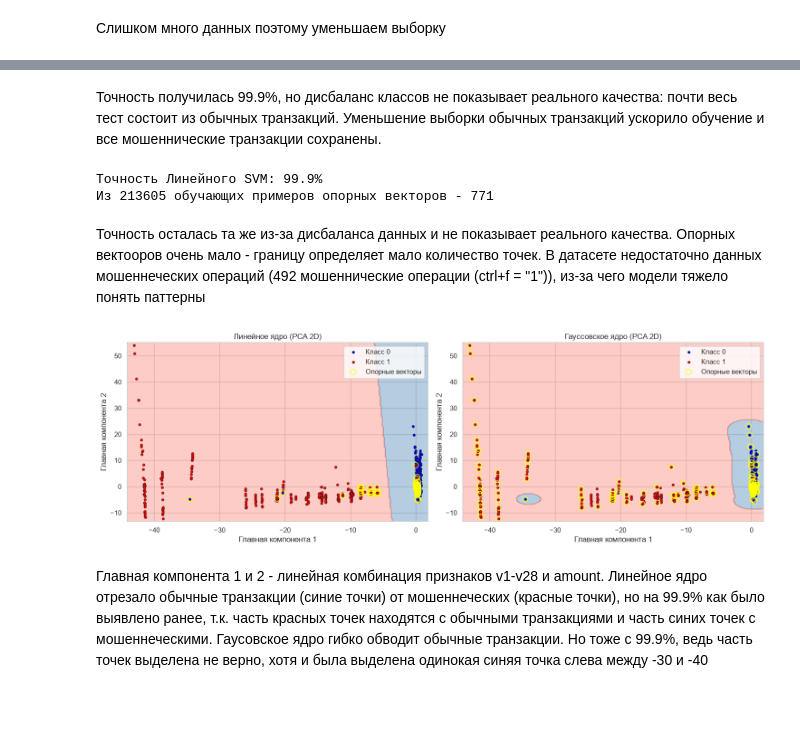
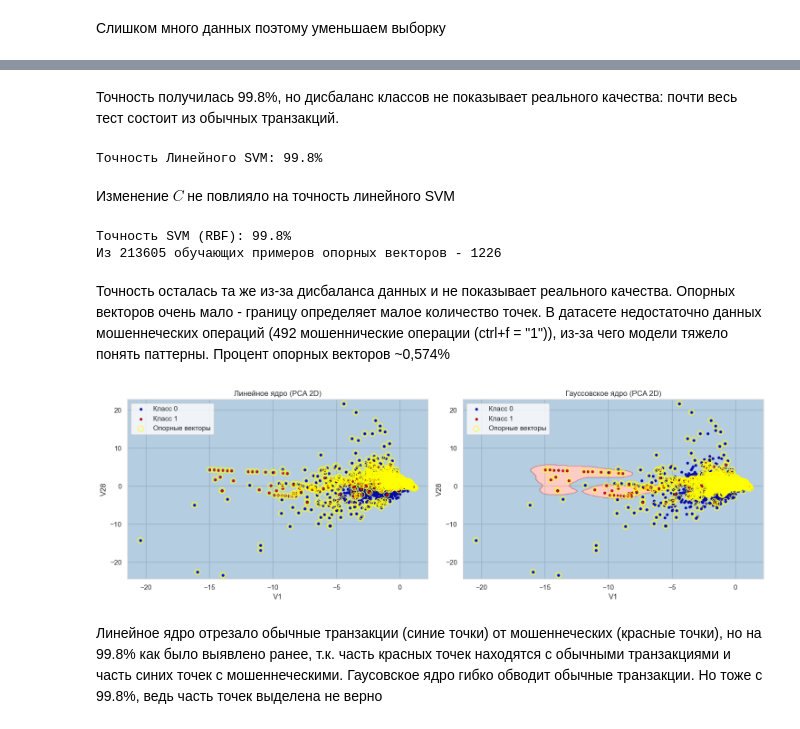
Before and after one commit to lasle512/KPFURepo_AI_2026, a Jupyter notebook: lab6/SkripkoDanil_4231133_lab6.ipynb, the cells around one changed output, grey strips where cells are left out. Saved outputs shown, nothing was run; the diff lists cells and outputs as text; code cells hidden in the pictures.

```diff
--- a/lab6/SkripkoDanil_4231133_lab6.ipynb
+++ b/lab6/SkripkoDanil_4231133_lab6.ipynb
@@ -16,6 +16,7 @@ sns.set_theme(style="whitegrid")
 df = pd.read_csv("creditcard.csv")
 
 X = df.drop(["Class", "Time"], axis=1)
+X = df[["V1", "V28"]].values
 y = df["Class"]
 
 X_train, X_test, y_train, y_test = train_test_split(
@@ -71,5 +66,21 @@ print(f"Точность Линейного SVM: {acc_lin*100:.1f}%")
 # %% [markdown]
-Точность получилась 99.9%, но дисбаланс классов не показывает реального качества: почти весь тест состоит из обычных транзакций. Уменьшение выборки обычных транзакций ускорило обучение и все мошеннические транзакции сохранены.
+Точность получилась 99.8%, но дисбаланс классов не показывает реального качества: почти весь тест состоит из обычных транзакций.
+# %%
+svm_linear_С = SVC(
+    kernel="linear",
+    C=0.1,
+    gamma="scale",
+    random_state=42
+)
+svm_linear_С.fit(X_train_small, y_train_small)
+
+y_pred_lin = svm_linear_С.predict(X_test_scaled)
+acc_lin = accuracy_score(y_test, y_pred_lin)
+print(f"Точность Линейного SVM: {acc_lin*100:.1f}%")
+# %% [output]
+Точность Линейного SVM: 99.8%
+# %% [markdown]
+Изменение $C$ не повлияло на точность линейного SVM
 # %%
 svm_rbf = SVC(
     kernel="rbf",
@@ -81,13 +92,13 @@ svm_rbf.fit(X_train, y_train)
 
 y_pred_rbf = svm_rbf.predict(X_test)
 acc_rbf = accuracy_score(y_test, y_pred_rbf)
-print(f"Точность Линейного SVM: {acc_rbf*100:.1f}%")
+print(f"Точность SVM (RBF): {acc_rbf*100:.1f}%")
 print(f"Из {len(X_train)} обучающих примеров опорных векторов - {len(svm_rbf.support_vectors_)}")
 # %% [output]
-Точность Линейного SVM: 99.9%
-Из 213605 обучающих примеров опорных векторов - 771
+Точность SVM (RBF): 99.8%
+Из 213605 обучающих примеров опорных векторов - 1226
 # %% [markdown]
-Точность осталась та же из-за дисбаланса данных и не показывает реального качества. Опорных вектооров очень мало - границу определяет мало количество точек. В датасете недостаточно данных мошеннеческих операций (492 мошеннические операции (ctrl+f = "1")), из-за чего модели тяжело понять паттерны
+Точность осталась та же из-за дисбаланса данных и не показывает реального качества. Опорных векторов очень мало - границу определяет малое количество точек. В датасете недостаточно данных мошеннеческих операций (492 мошеннические операции (ctrl+f = "1")), из-за чего модели тяжело понять паттерны. Процент опорных векторов ~0,574%
 # %%
 from sklearn.decomposition import PCA
 from matplotlib.colors import ListedColormap
@@ -96,37 +107,36 @@ pca = PCA(n_components=2)
 X_small_2d = pca.fit_transform(X_train_small)
 X_test_2d = pca.transform(X_test_scaled)
 
 svm_lin_2d = SVC(kernel="linear", C=1.0, random_state=42).fit(X_small_2d, y_train_small)
 svm_rbf_2d = SVC(kernel="rbf", C=1.0, gamma="scale", random_state=42).fit(X_small_2d, y_train_small)
 
 def plot_decision_boundary(model, X_set, y_set, ax, title):
     X1, X2 = np.meshgrid(
         np.linspace(X_set[:,0].min()-1, X_set[:,0].max()+1, 300),
         np.linspace(X_set[:,1].min()-1, X_set[:,1].max()+1, 300),
     )
     Z = model.predict(np.c_[X1.ravel(), X2.ravel()]).reshape(X1.shape)
     ax.contourf(X1, X2, Z, alpha=0.4, cmap=ListedColormap(("steelblue", "salmon")))
 
     for c, color in zip([0, 1], ["blue", "red"]):
         mask = (y_set == c)
         ax.scatter(X_set[mask,0], X_set[mask,1], color=color, s=15,
                    edgecolors="k", linewidth=0.5, label=f"Класс {c}")
 
     ax.scatter(model.support_vectors_[:,0], model.support_vectors_[:,1],
                s=80, facecolors="none", edgecolors="yellow", label="Опорные векторы")
     ax.set_title(title)
-    ax.set_xlabel("Главная компонента 1")
-    ax.set_ylabel("Главная компонента 2")
+    ax.set_xlabel("V1")
+    ax.set_ylabel("V28")
     ax.legend()
 
 fig, axes = plt.subplots(1, 2, figsize=(15, 5))
 plot_decision_boundary(svm_lin_2d, X_small_2d, y_train_small.values, axes[0], "Линейное ядро (PCA 2D)")
 plot_decision_boundary(svm_rbf_2d, X_small_2d, y_train_small.values, axes[1], "Гауссовское ядро (PCA 2D)")
 plt.tight_layout()
 plt.show()
 # %% [output]
-[figure, old version]
+[figure, new version]
 # %% [markdown]
-Главная компонента 1 и 2 - линейная комбинация признаков v1-v28 и amount.
-Линейное ядро отрезало обычные транзакции (синие точки) от мошеннеческих (красные точки), но на 99.9% как было выявлено ранее, т.к. часть красных точек находятся с обычными транзакциями и часть синих точек с мошеннеческими.
-Гаусовское ядро гибко обводит обычные транзакции. Но тоже с 99.9%, ведь часть точек выделена не верно, хотя и была выделена одинокая синяя точка слева между -30 и -40
+Линейное ядро отрезало обычные транзакции (синие точки) от мошеннеческих (красные точки), но на 99.8% как было выявлено ранее, т.к. часть красных точек находятся с обычными транзакциями и часть синих точек с мошеннеческими.
+Гаусовское ядро гибко обводит обычные транзакции. Но тоже с 99.8%, ведь часть точек выделена не верно
```
Also changed, not shown: parts of 5 cells of this notebook, 1 other file.
